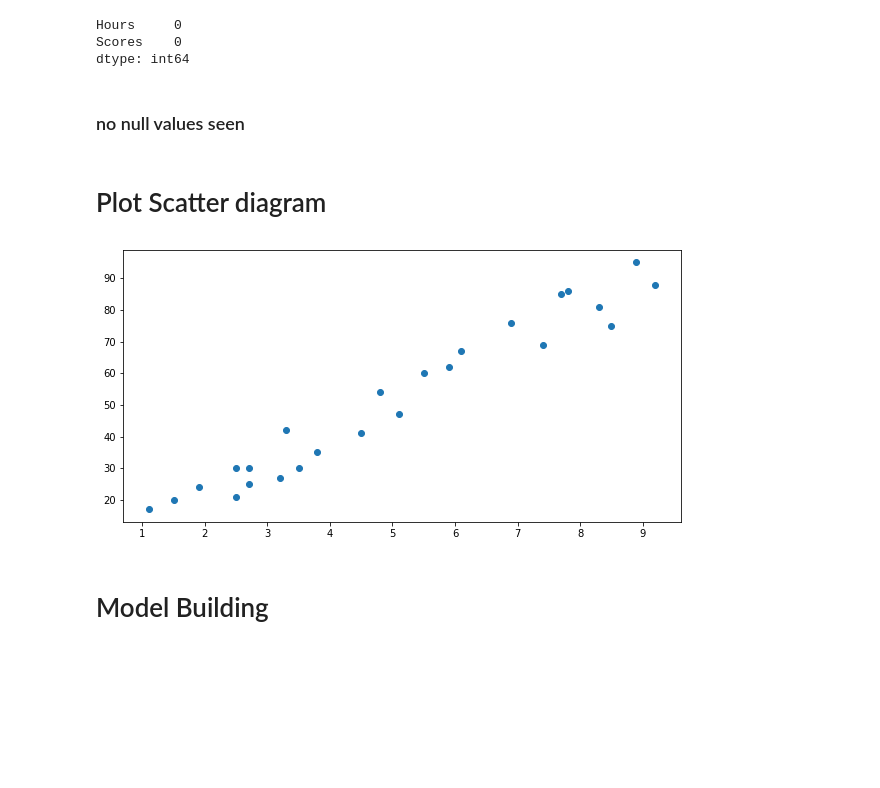
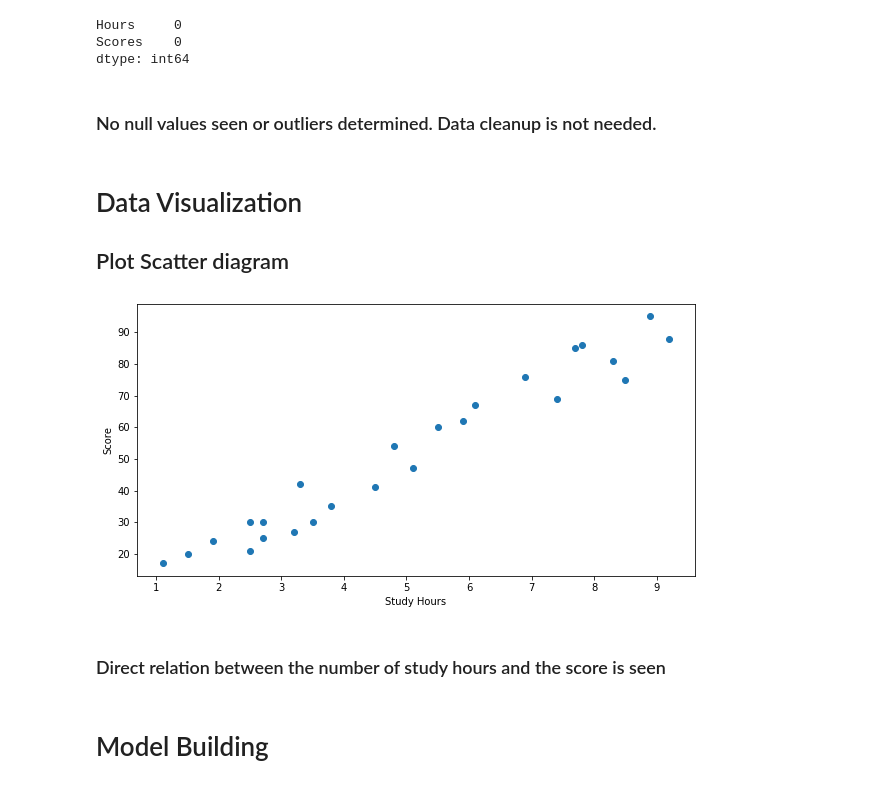
Before and after one commit to dhanyama/SparkDS, a Jupyter notebook: Student_Score_Hrs_Relation.ipynb, the cells around one changed output. Cells and saved outputs as stored; diff of their text form; code cells hidden in the pictures; blank space fills up the shorter version.

```diff
--- a/Student_Score_Hrs_Relation.ipynb
+++ b/Student_Score_Hrs_Relation.ipynb
@@ -81,17 +100,21 @@ student_score.isnull().sum()  #check for null Values
 Hours     0
 Scores    0
 dtype: int64
-# %% [markdown]
-### no null values seen
+# %% [markdown]
+### No null values seen or outliers determined. Data cleanup is not needed.
 # %% [markdown]
-# Plot Scatter diagram
+# Data Visualization
+## Plot Scatter diagram
 # %%
 #display scatter_matrix also
 plt.figure(figsize = (10,5))
 plt.scatter(x=student_score.Hours, y=student_score.Scores)
-#plt.plot(train.RM, y_cap,color = 'red')
+plt.xlabel("Study Hours")
+plt.ylabel("Score")
 plt.show();
 # %% [output]
-[figure, old version]
+[figure, new version]
+# %% [markdown]
+### Direct relation between the number of study hours and the score is seen
 # %% [markdown]
 # Model Building
```
Also changed, not shown: parts of 24 cells of this notebook.
